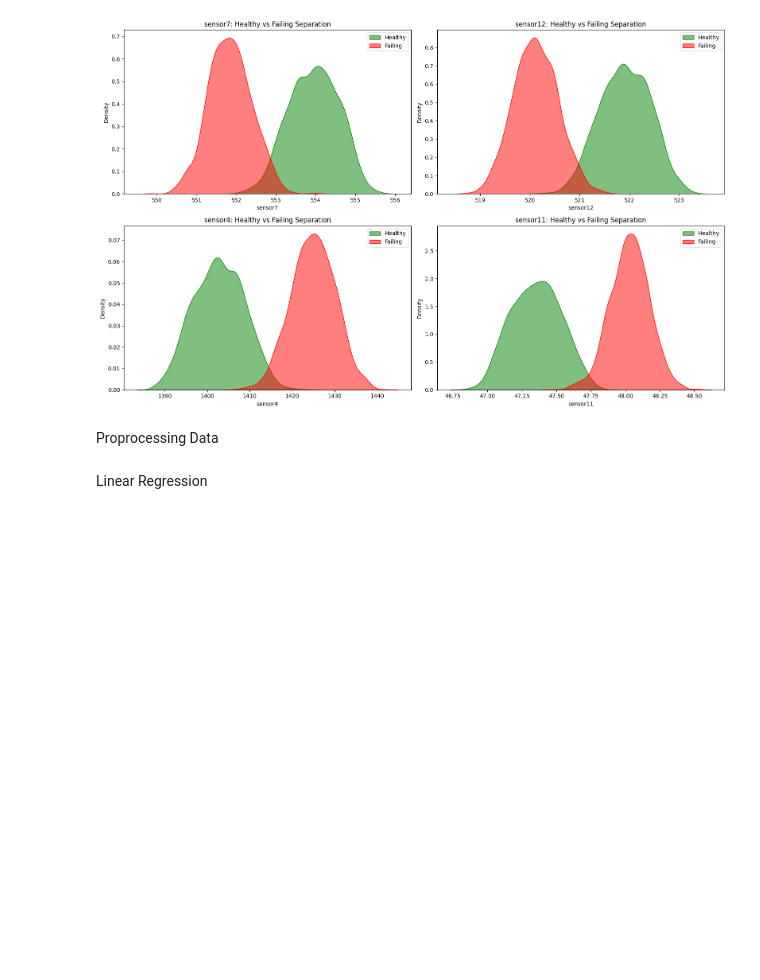
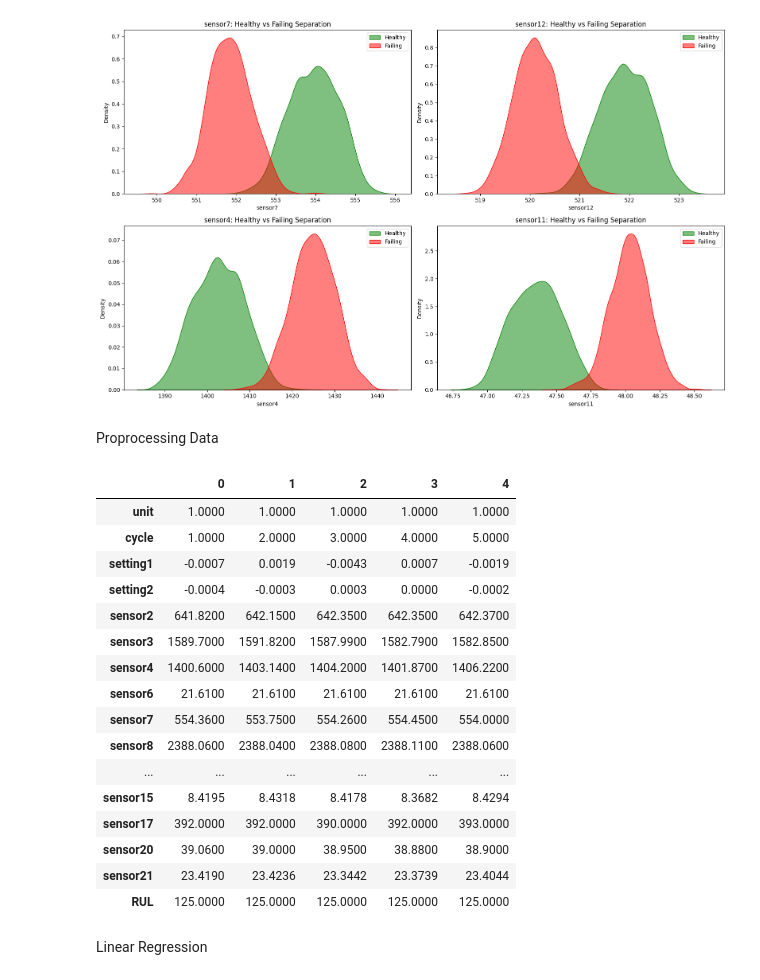
Before and after one commit to khursh-eed/predictive-maintenance, a Jupyter notebook: notebook/e2.ipynb, the cells around one changed output. Drawn from its saved outputs; the diff is of its cells as text; code cells hidden in the pictures; blank space fills up the shorter version.

```diff
--- a/notebook/e2.ipynb
+++ b/notebook/e2.ipynb
@@ -319,4 +319,24 @@ train_df2 = train_df.copy()
 # backup df
 # %% [markdown]
 Proprocessing Data
+# %%
+train_df2.head().T
+# %% [output]
+|  | 0 | 1 | 2 | 3 | 4 |
+| unit | 1.0000 | 1.0000 | 1.0000 | 1.0000 | 1.0000 |
+| cycle | 1.0000 | 2.0000 | 3.0000 | 4.0000 | 5.0000 |
+| setting1 | -0.0007 | 0.0019 | -0.0043 | 0.0007 | -0.0019 |
+| setting2 | -0.0004 | -0.0003 | 0.0003 | 0.0000 | -0.0002 |
+| sensor2 | 641.8200 | 642.1500 | 642.3500 | 642.3500 | 642.3700 |
+| sensor3 | 1589.7000 | 1591.8200 | 1587.9900 | 1582.7900 | 1582.8500 |
+| sensor4 | 1400.6000 | 1403.1400 | 1404.2000 | 1401.8700 | 1406.2200 |
+| sensor6 | 21.6100 | 21.6100 | 21.6100 | 21.6100 | 21.6100 |
+| sensor7 | 554.3600 | 553.7500 | 554.2600 | 554.4500 | 554.0000 |
+| sensor8 | 2388.0600 | 2388.0400 | 2388.0800 | 2388.1100 | 2388.0600 |
+| ... | ... | ... | ... | ... | ... |
+| sensor15 | 8.4195 | 8.4318 | 8.4178 | 8.3682 | 8.4294 |
+| sensor17 | 392.0000 | 392.0000 | 390.0000 | 392.0000 | 393.0000 |
+| sensor20 | 39.0600 | 39.0000 | 38.9500 | 38.8800 | 38.9000 |
+| sensor21 | 23.4190 | 23.4236 | 23.3442 | 23.3739 | 23.4044 |
+| RUL | 125.0000 | 125.0000 | 125.0000 | 125.0000 | 125.0000 |
 # %%
```
Also changed, not shown: parts of 1 cell of this notebook, 11 other files.
